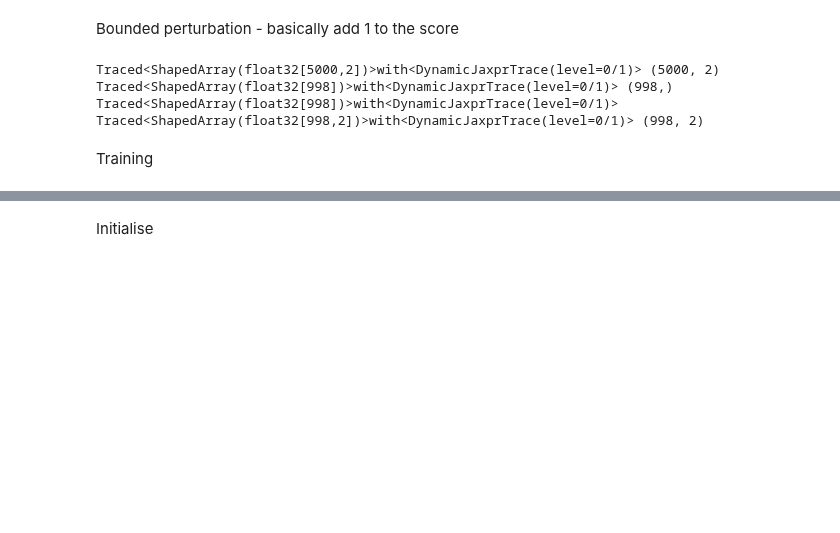
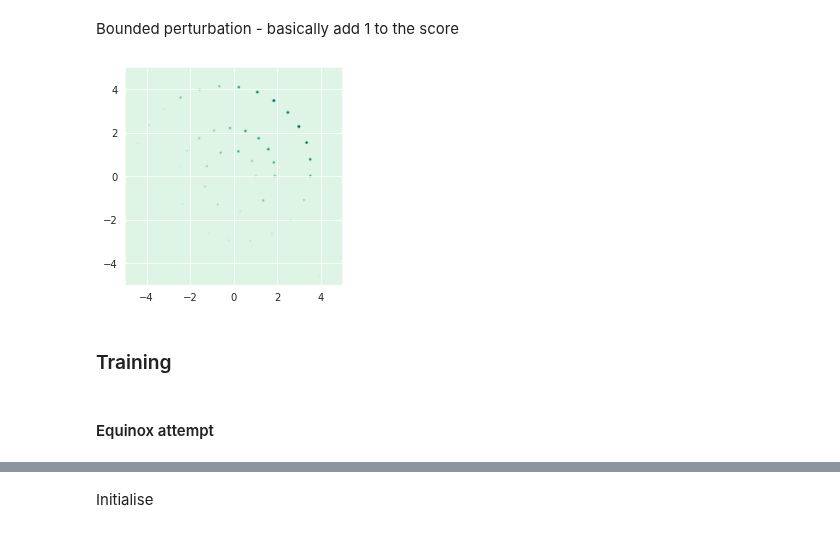
Before and after one commit to durml91/MMath-Project, a Jupyter notebook: Basic_diffusion.ipynb, the cells around one changed output, grey strips where cells are left out. Saved outputs shown, nothing was run; the diff lists cells and outputs as text; code cells hidden in the pictures; blank space fills up the shorter version.

```diff
--- a/Basic_diffusion.ipynb
+++ b/Basic_diffusion.ipynb
@@ -200,13 +303,12 @@ Bounded perturbation - basically add 1 to the score
 # %%
 perturbed_score = lambda x, t: nabla_log_hat_pt(x, t) + 1
 rng, step_rng = jr.split(rng)
-samples = reverse_sde(step_rng, 2, 5000, drift, dispersion, perturbed_score)
-#plot_heatmap(samples[:, [0,1]], -3, 3)
+samples = reverse_sde(step_rng, 2, 1000, drift, dispersion, perturbed_score)
+plot_heatmap(samples[:, [0,1]], -5, 5)
 # %% [output]
-Traced<ShapedArray(float32[5000,2])>with<DynamicJaxprTrace(level=0/1)> (5000, 2)
-Traced<ShapedArray(float32[998])>with<DynamicJaxprTrace(level=0/1)> (998,)
-Traced<ShapedArray(float32[998])>with<DynamicJaxprTrace(level=0/1)>
-Traced<ShapedArray(float32[998,2])>with<DynamicJaxprTrace(level=0/1)> (998, 2)
+[figure, added]
-# %% [markdown]
-Training
+# %% [markdown]
+### Training
+# %% [markdown]
+#### Equinox attempt
 # %%
```
Also changed, not shown: parts of 71 cells of this notebook.
